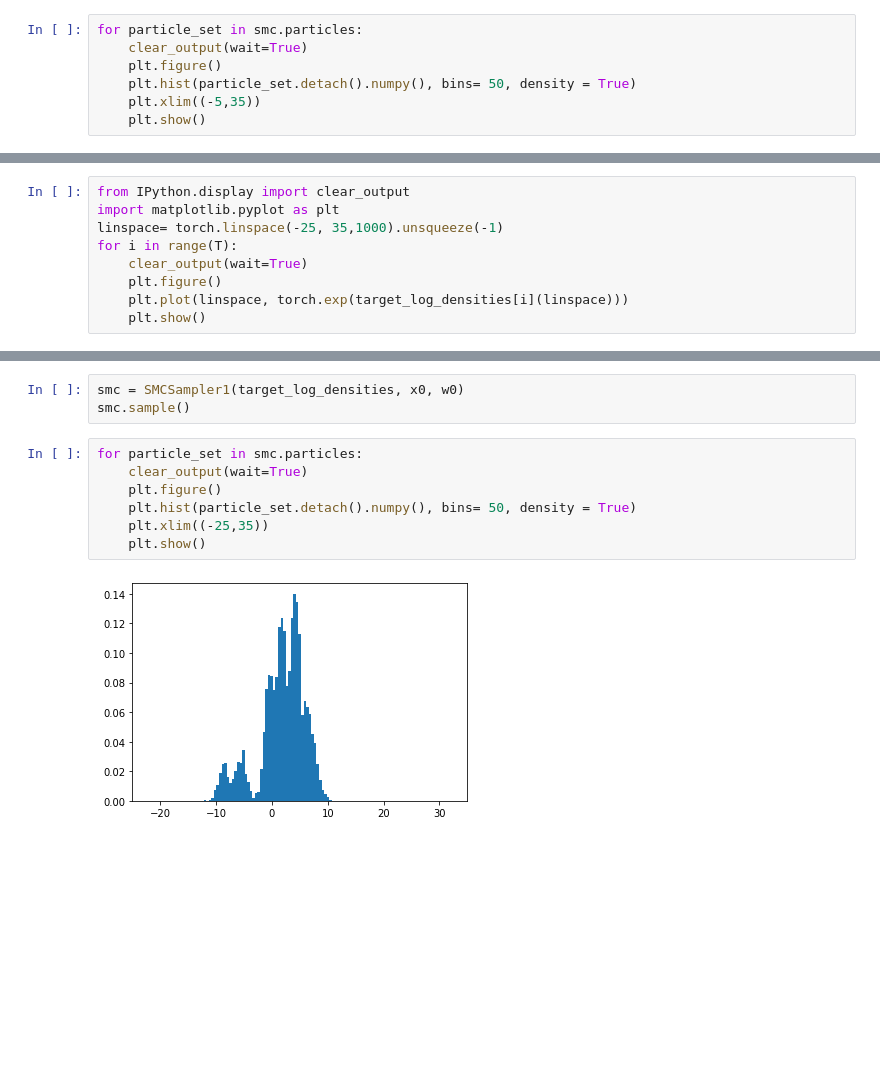
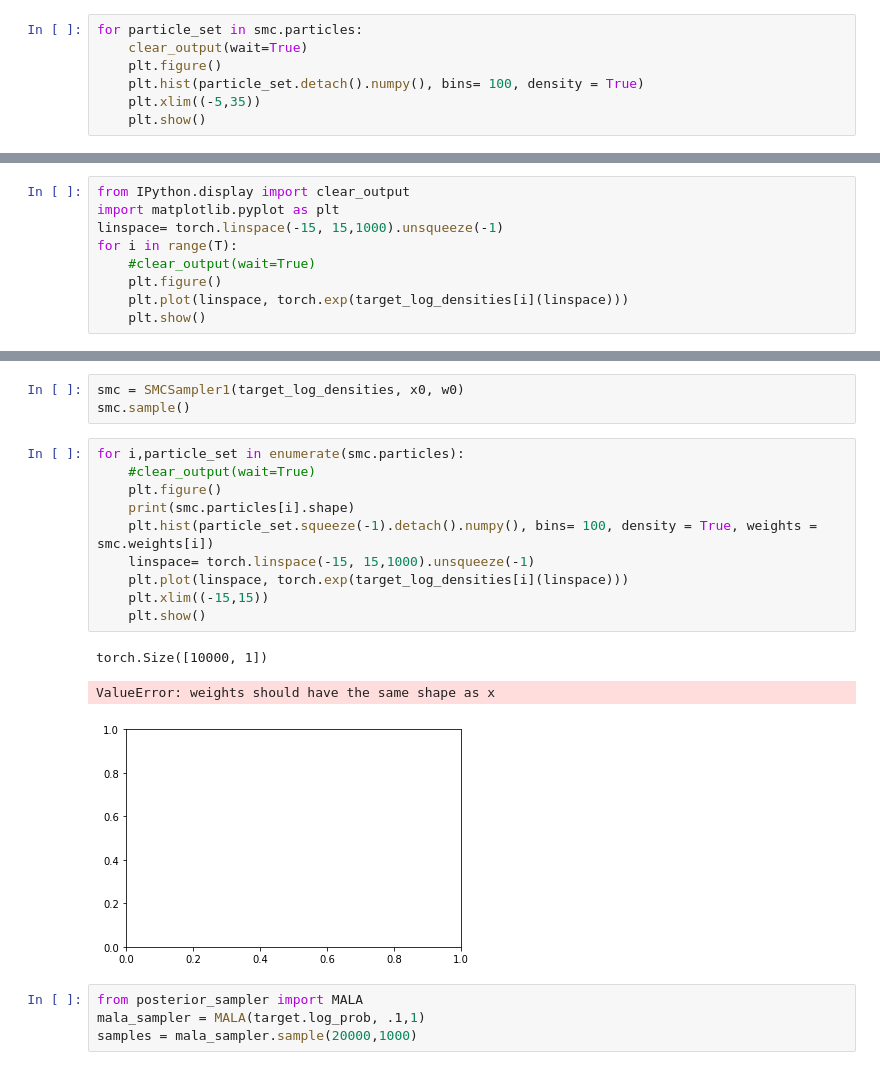
Before and after one commit to ElouanARGOUARCH/SBI, a Jupyter notebook: Test.ipynb, the cells around one changed output, grey strips where cells are left out. Saved outputs shown, nothing was run; the diff lists cells and outputs as text; blank space fills up the shorter version.

```diff
--- a/Test.ipynb
+++ b/Test.ipynb
@@ -33,7 +30,7 @@ smc.sample()
 for particle_set in smc.particles:
     clear_output(wait=True)
     plt.figure()
-    plt.hist(particle_set.detach().numpy(), bins= 50, density = True)
+    plt.hist(particle_set.detach().numpy(), bins= 100, density = True)
     plt.xlim((-5,35))
     plt.show()
 # %% [output]
@@ -51,9 +48,9 @@ for i in range(T):
 # %%
 from IPython.display import clear_output
 import matplotlib.pyplot as plt
-linspace= torch.linspace(-25, 35,1000).unsqueeze(-1)
+linspace= torch.linspace(-15, 15,1000).unsqueeze(-1)
 for i in range(T):
-    clear_output(wait=True)
+    #clear_output(wait=True)
     plt.figure()
     plt.plot(linspace, torch.exp(target_log_densities[i](linspace)))
     plt.show()
@@ -63,11 +69,20 @@ for i in range(T):
 smc = SMCSampler1(target_log_densities, x0, w0)
 smc.sample()
 # %%
-for particle_set in smc.particles:
-    clear_output(wait=True)
+for i,particle_set in enumerate(smc.particles):
+    #clear_output(wait=True)
     plt.figure()
-    plt.hist(particle_set.detach().numpy(), bins= 50, density = True)
-    plt.xlim((-25,35))
+    print(smc.particles[i].shape)
+    plt.hist(particle_set.squeeze(-1).detach().numpy(), bins= 100, density = True, weights = smc.weights[i])
+    linspace= torch.linspace(-15, 15,1000).unsqueeze(-1)
+    plt.plot(linspace, torch.exp(target_log_densities[i](linspace)))
+    plt.xlim((-15,15))
     plt.show()
 # %% [output]
+torch.Size([10000, 1])
+ValueError: weights should have the same shape as x
-[figure, old version]
+[figure, new version]
+# %%
+from posterior_sampler import MALA
+mala_sampler = MALA(target.log_prob, .1,1)
+samples = mala_sampler.sample(20000,1000)
```
Also changed, not shown: parts of 4 cells of this notebook, 4 other files.
